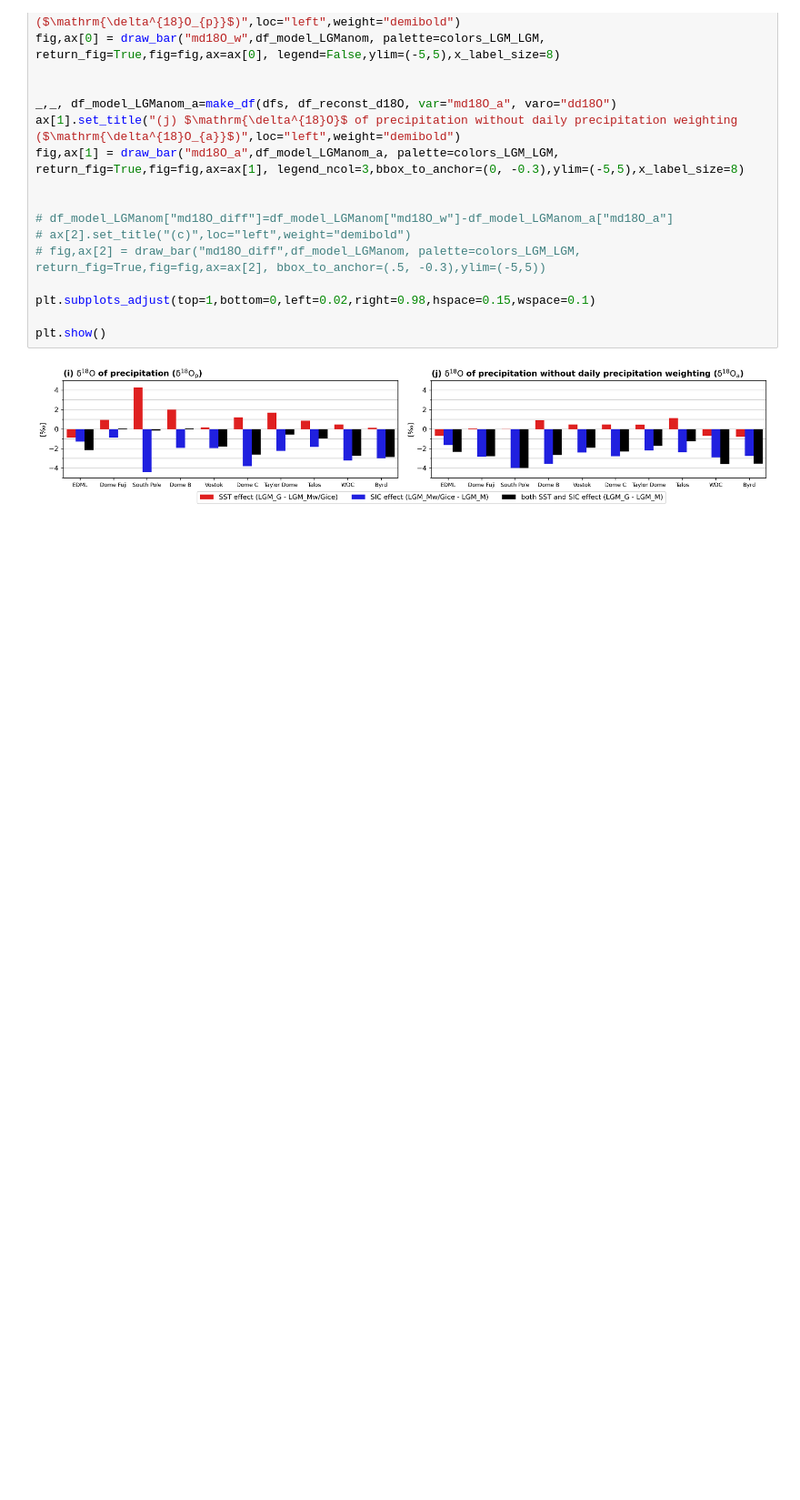
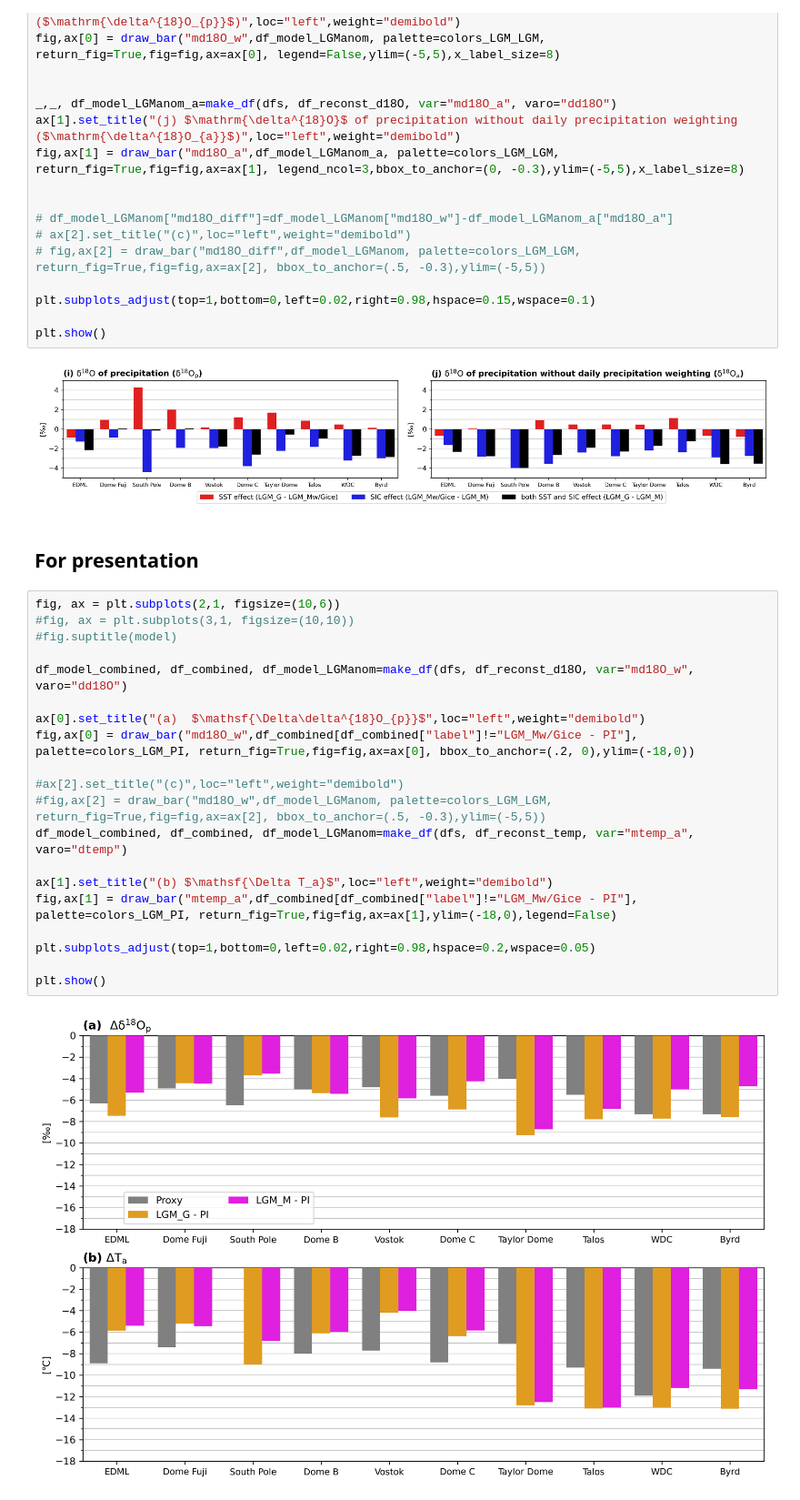
Before and after one commit to kanonundgigue/kino2024grl, a Jupyter notebook: Ant_proxy_model_comparison.ipynb, the cells around one changed output. Shown at 91% size. Cells and saved outputs as stored; diff of their text form; blank space fills up the shorter version.

```diff
--- a/Ant_proxy_model_comparison.ipynb
+++ b/Ant_proxy_model_comparison.ipynb
@@ -514,3 +513,27 @@ plt.subplots_adjust(top=1,bottom=0,left=0.02,right=0.98,hspace=0.15,wspace=0.1)
 plt.show()
 # %% [output]
 [figure]
+# %% [markdown]
+## For presentation
+# %%
+fig, ax = plt.subplots(2,1, figsize=(10,6))
+#fig, ax = plt.subplots(3,1, figsize=(10,10))
+#fig.suptitle(model)
+
+df_model_combined, df_combined, df_model_LGManom=make_df(dfs, df_reconst_d18O, var="md18O_w", varo="dd18O")
+
+ax[0].set_title("(a)  $\mathsf{\Delta\delta^{18}O_{p}}$",loc="left",weight="demibold")
+fig,ax[0] = draw_bar("md18O_w",df_combined[df_combined["label"]!="LGM_Mw/Gice - PI"], palette=colors_LGM_PI, return_fig=True,fig=fig,ax=ax[0], bbox_to_anchor=(.2, 0),ylim=(-18,0))
+
+#ax[2].set_title("(c)",loc="left",weight="demibold")
+#fig,ax[2] = draw_bar("md18O_w",df_model_LGManom, palette=colors_LGM_LGM, return_fig=True,fig=fig,ax=ax[2], bbox_to_anchor=(.5, -0.3),ylim=(-5,5))
+df_model_combined, df_combined, df_model_LGManom=make_df(dfs, df_reconst_temp, var="mtemp_a", varo="dtemp")
+
+ax[1].set_title("(b) $\mathsf{\Delta T_a}$",loc="left",weight="demibold")
+fig,ax[1] = draw_bar("mtemp_a",df_combined[df_combined["label"]!="LGM_Mw/Gice - PI"], palette=colors_LGM_PI, return_fig=True,fig=fig,ax=ax[1],ylim=(-18,0),legend=False)
+
+plt.subplots_adjust(top=1,bottom=0,left=0.02,right=0.98,hspace=0.2,wspace=0.05)
+
+plt.show()
+# %% [output]
+[figure, added]
```
Also changed, not shown: parts of 8 cells of this notebook, 5 other files.
